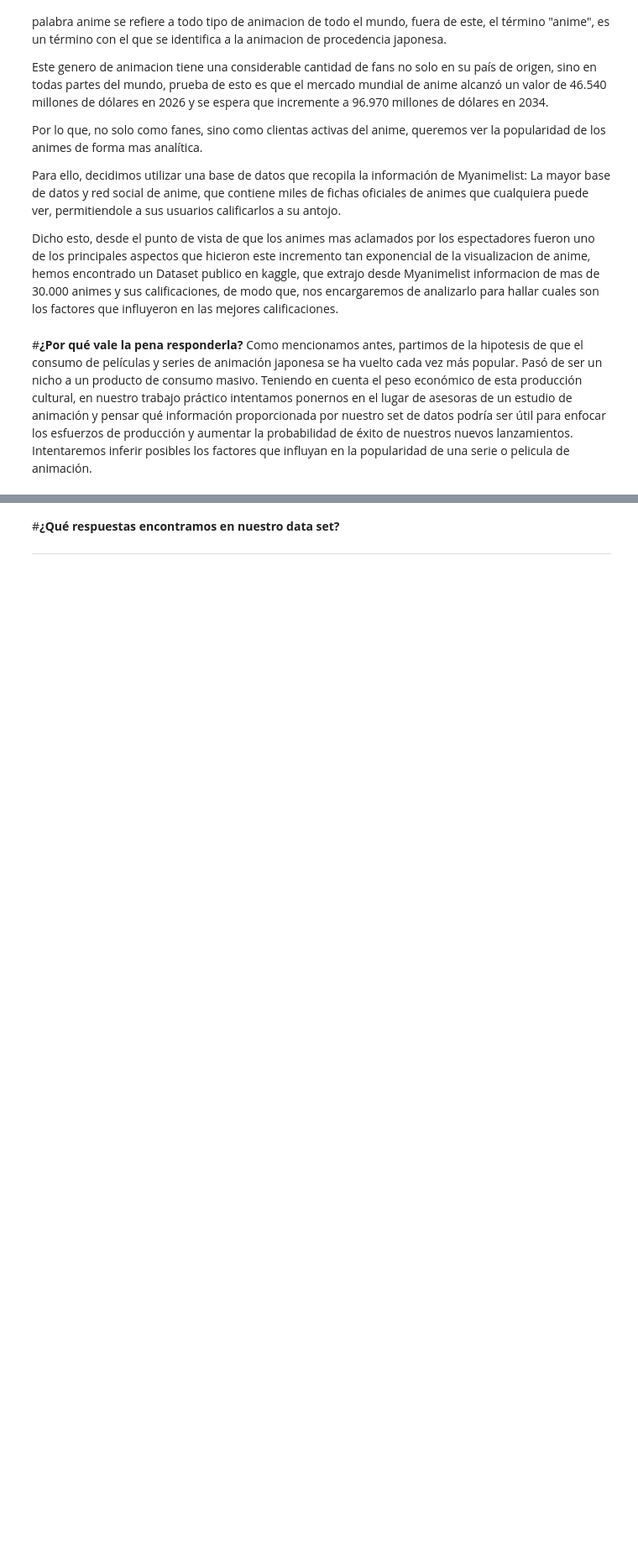
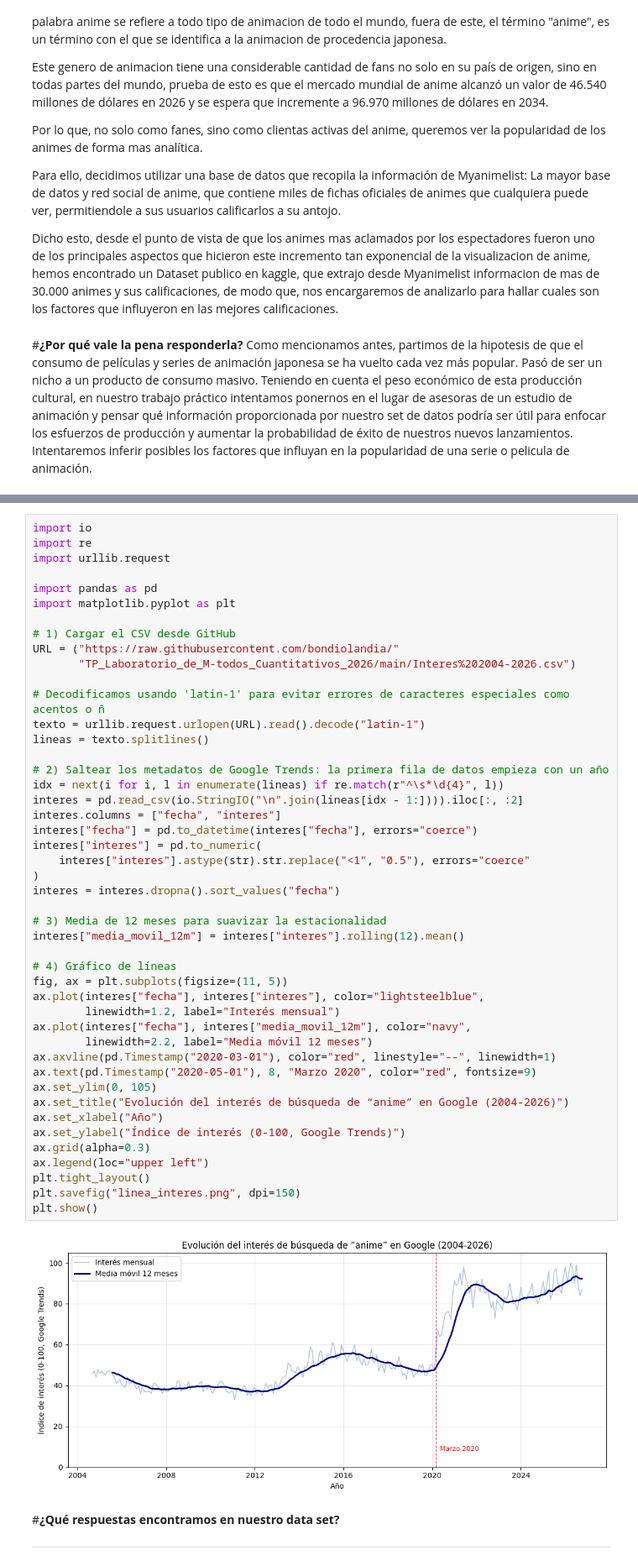
Before and after one commit to bondiolandia/TP_Laboratorio_de_M-todos_Cuantitativos_2026, a Jupyter notebook: notebook_Evolucion_del_Anime.ipynb, the cells around one changed output, grey strips where cells are left out. Shown at 84% size. Saved outputs shown, nothing was run; the diff lists cells and outputs as text; blank space fills up the shorter version.

```diff
--- a/notebook_Evolucion_del_Anime.ipynb
+++ b/notebook_Evolucion_del_Anime.ipynb
@@ -143,3 +151,51 @@ Intentaremos inferir posibles los factores que influyan en la popularidad de una
+# %%
+import io
+import re
+import urllib.request
+
+import pandas as pd
+import matplotlib.pyplot as plt
+
+# 1) Cargar el CSV desde GitHub
+URL = ("https://raw.githubusercontent.com/bondiolandia/"
+       "TP_Laboratorio_de_M-todos_Cuantitativos_2026/main/Interes%202004-2026.csv")
+
+# Decodificamos usando 'latin-1' para evitar errores de caracteres especiales como acentos o ñ
+texto = urllib.request.urlopen(URL).read().decode("latin-1")
+lineas = texto.splitlines()
+
+# 2) Saltear los metadatos de Google Trends: la primera fila de datos empieza con un año
+idx = next(i for i, l in enumerate(lineas) if re.match(r"^\s*\d{4}", l))
+interes = pd.read_csv(io.StringIO("\n".join(lineas[idx - 1:]))).iloc[:, :2]
+interes.columns = ["fecha", "interes"]
+interes["fecha"] = pd.to_datetime(interes["fecha"], errors="coerce")
+interes["interes"] = pd.to_numeric(
+    interes["interes"].astype(str).str.replace("<1", "0.5"), errors="coerce"
+)
+interes = interes.dropna().sort_values("fecha")
+
+# 3) Media de 12 meses para suavizar la estacionalidad
+interes["media_movil_12m"] = interes["interes"].rolling(12).mean()
+
+# 4) Gráfico de líneas
+fig, ax = plt.subplots(figsize=(11, 5))
+ax.plot(interes["fecha"], interes["interes"], color="lightsteelblue",
+        linewidth=1.2, label="Interés mensual")
+ax.plot(interes["fecha"], interes["media_movil_12m"], color="navy",
+        linewidth=2.2, label="Media móvil 12 meses")
+ax.axvline(pd.Timestamp("2020-03-01"), color="red", linestyle="--", linewidth=1)
+ax.text(pd.Timestamp("2020-05-01"), 8, "Marzo 2020", color="red", fontsize=9)
+ax.set_ylim(0, 105)
+ax.set_title("Evolución del interés de búsqueda de “anime” en Google (2004-2026)")
+ax.set_xlabel("Año")
+ax.set_ylabel("Índice de interés (0-100, Google Trends)")
+ax.grid(alpha=0.3)
+ax.legend(loc="upper left")
+plt.tight_layout()
+plt.savefig("linea_interes.png", dpi=150)
+plt.show()
+# %% [output]
+[figure, added]
 # %% [markdown]
 #**¿Qué respuestas encontramos en nuestro data set?**
 
```
Also changed, not shown: parts of 4 cells of this notebook.
